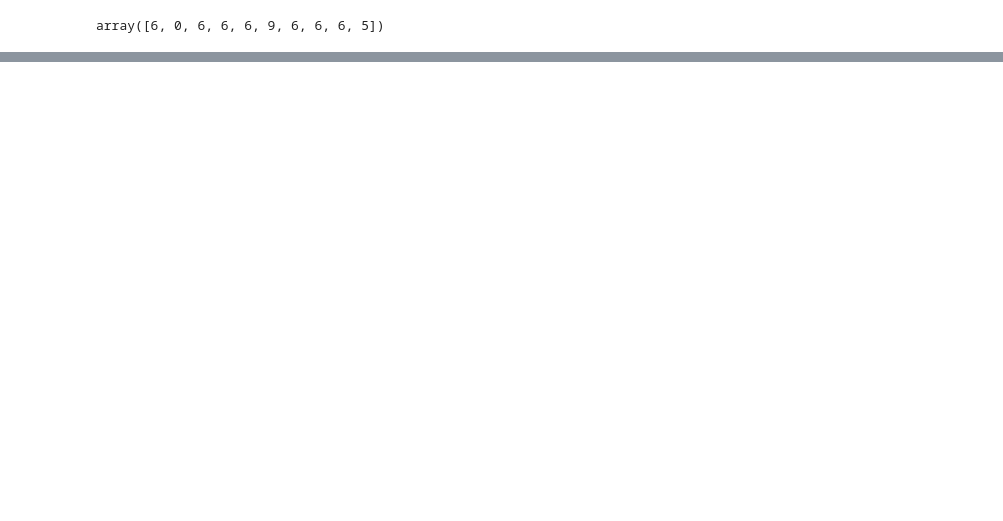
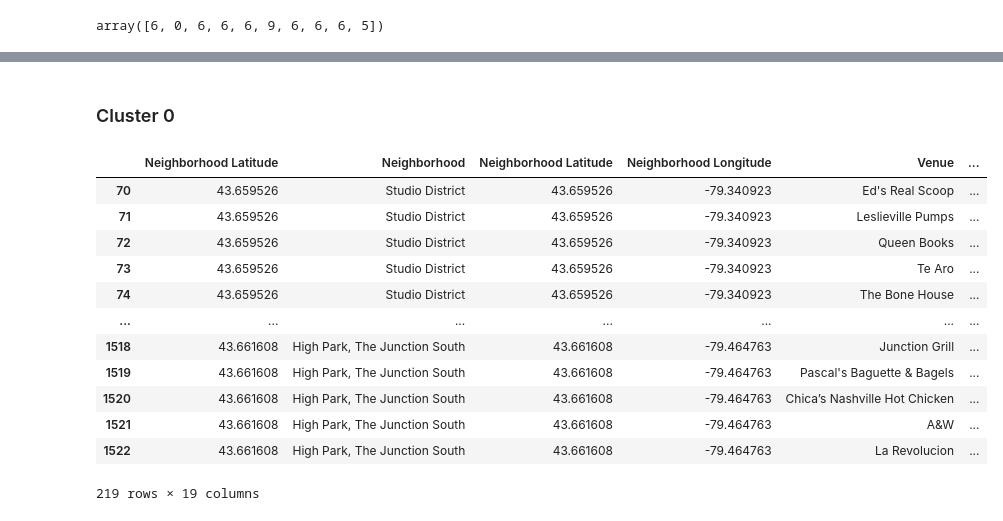
Before and after one commit to jwee97/Coursera_Capstone, a Jupyter notebook: Explore Toronto.ipynb, the cells around one changed output, grey strips where cells are left out. Drawn from its saved outputs; the diff is of its cells as text; code cells hidden in the pictures; blank space fills up the shorter version.

```diff
--- a/Explore Toronto.ipynb
+++ b/Explore Toronto.ipynb
@@ -467,3 +467,21 @@ for lat, lon, poi, cluster in zip(toronto_merged['Neighborhood Latitude'], toron
 map_clusters
 # %% [output]
 [interactive output not drawn]
+# %% [markdown]
+<h3> Cluster 0
+# %%
+toronto_merged.loc[toronto_merged['Cluster Labels'] == 0, toronto_merged.columns[[1] + list(range(0, toronto_merged.shape[1]))]]
+# %% [output]
+|  | Neighborhood Latitude | Neighborhood | Neighborhood Latitude | Neighborhood Longitude | Venue | ... |
+| 70 | 43.659526 | Studio District | 43.659526 | -79.340923 | Ed's Real Scoop | ... |
+| 71 | 43.659526 | Studio District | 43.659526 | -79.340923 | Leslieville Pumps | ... |
+| 72 | 43.659526 | Studio District | 43.659526 | -79.340923 | Queen Books | ... |
+| 73 | 43.659526 | Studio District | 43.659526 | -79.340923 | Te Aro | ... |
+| 74 | 43.659526 | Studio District | 43.659526 | -79.340923 | The Bone House | ... |
+| ... | ... | ... | ... | ... | ... | ... |
+| 1518 | 43.661608 | High Park, The Junction South | 43.661608 | -79.464763 | Junction Grill | ... |
+| 1519 | 43.661608 | High Park, The Junction South | 43.661608 | -79.464763 | Pascal's Baguette & Bagels | ... |
+| 1520 | 43.661608 | High Park, The Junction South | 43.661608 | -79.464763 | Chica’s Nashville Hot Chicken | ... |
+| 1521 | 43.661608 | High Park, The Junction South | 43.661608 | -79.464763 | A&W | ... |
+| 1522 | 43.661608 | High Park, The Junction South | 43.661608 | -79.464763 | La Revolucion | ... |
+219 rows × 19 columns
```
